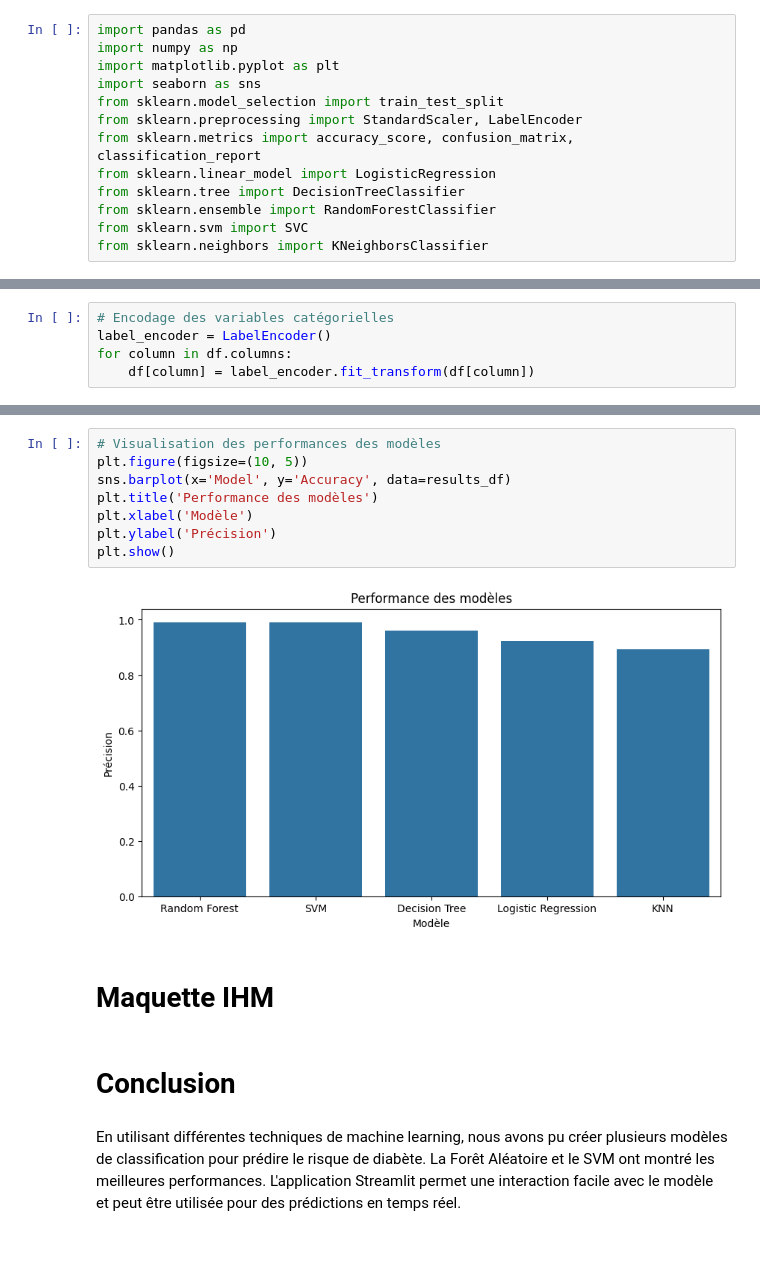
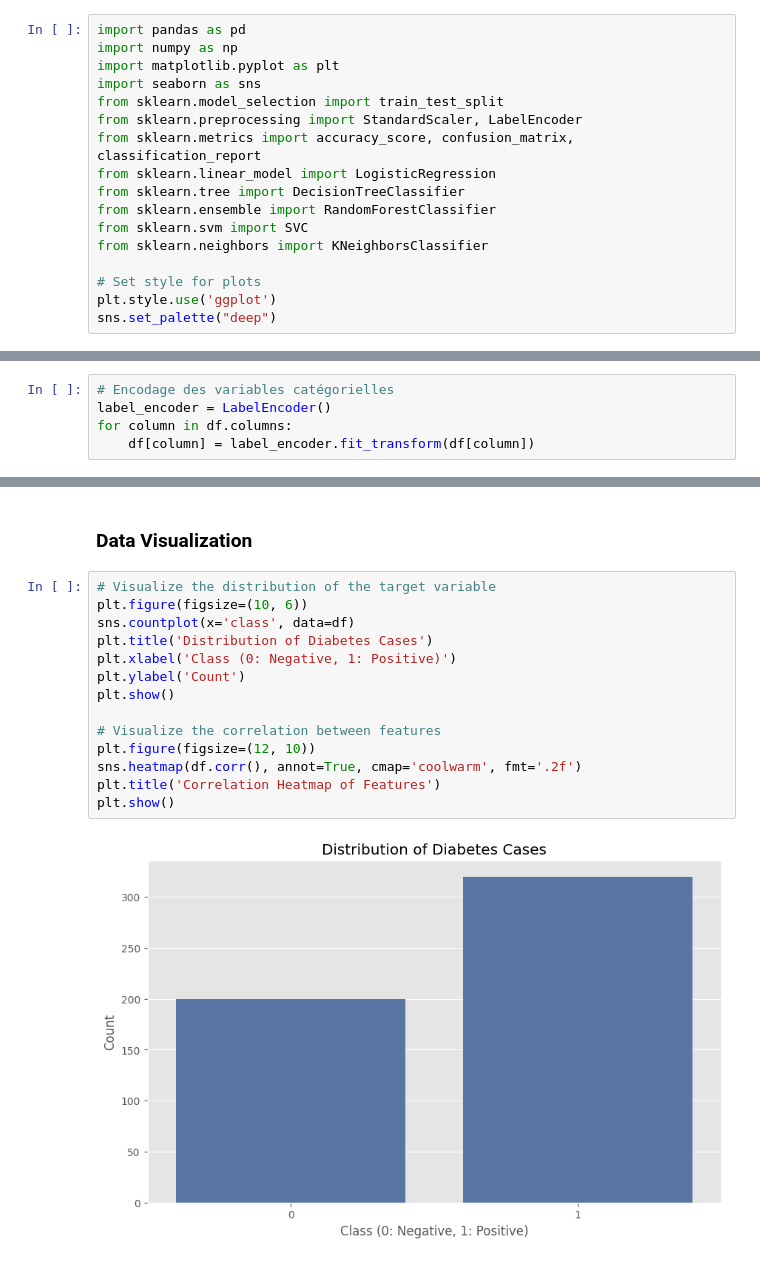
Before and after one commit to abdellatif-laghjaj/diabetes-prediction, a Jupyter notebook: main.ipynb, the cells around one changed output, grey strips where cells are left out. Drawn from its saved outputs; the diff is of its cells as text.

```diff
--- a/main.ipynb
+++ b/main.ipynb
@@ -21,4 +27,8 @@ from sklearn.tree import DecisionTreeClassifier
 from sklearn.ensemble import RandomForestClassifier
 from sklearn.svm import SVC
 from sklearn.neighbors import KNeighborsClassifier
+
+# Set style for plots
+plt.style.use('ggplot')
+sns.set_palette("deep")
 # %% [markdown]
@@ -181,16 +113,18 @@ results_df
-# %%
-# Visualisation des performances des modèles
-plt.figure(figsize=(10, 5))
-sns.barplot(x='Model', y='Accuracy', data=results_df)
-plt.title('Performance des modèles')
-plt.xlabel('Modèle')
-plt.ylabel('Précision')
-plt.show()
-# %% [output]
-[figure, removed]
-# %% [markdown]
-# Maquette IHM
-# %% [markdown]
-# Conclusion
-# %% [markdown]
-En utilisant différentes techniques de machine learning, nous avons pu créer plusieurs modèles de classification pour prédire le risque de diabète. La Forêt Aléatoire et le SVM ont montré les meilleures performances. L'application Streamlit permet une interaction facile avec le modèle et peut être utilisée pour des prédictions en temps réel.
+# %% [markdown]
+### Data Visualization
+# %%
+# Visualize the distribution of the target variable
+plt.figure(figsize=(10, 6))
+sns.countplot(x='class', data=df)
+plt.title('Distribution of Diabetes Cases')
+plt.xlabel('Class (0: Negative, 1: Positive)')
+plt.ylabel('Count')
+plt.show()
+
+# Visualize the correlation between features
+plt.figure(figsize=(12, 10))
+sns.heatmap(df.corr(), annot=True, cmap='coolwarm', fmt='.2f')
+plt.title('Correlation Heatmap of Features')
+plt.show()
+# %% [output]
+[figure, added]
```
Also changed, not shown: parts of 29 cells of this notebook.
